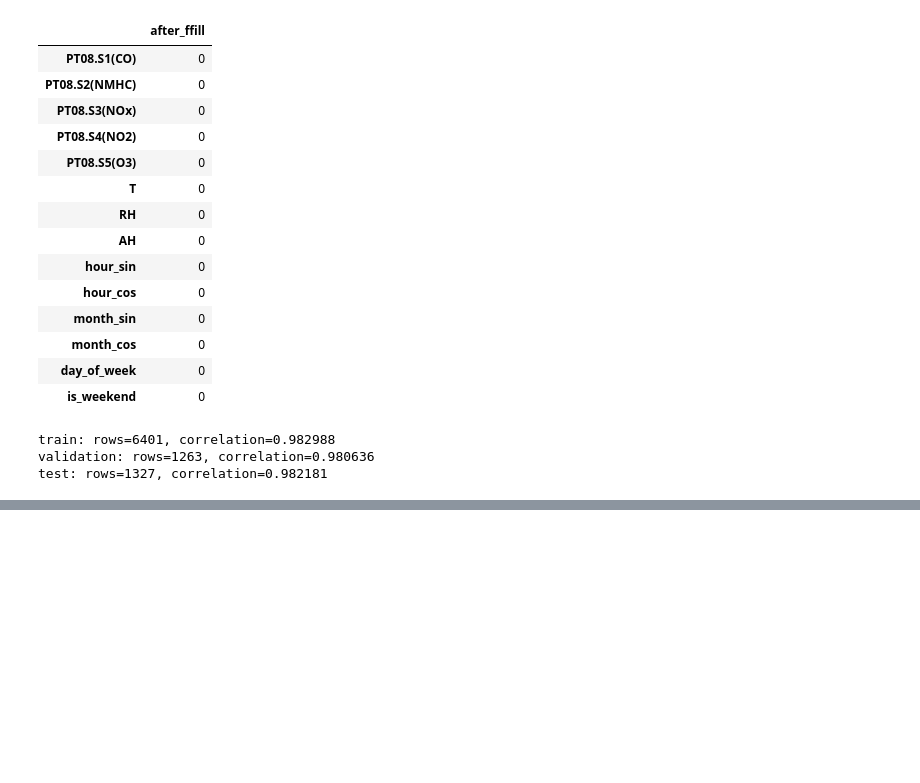
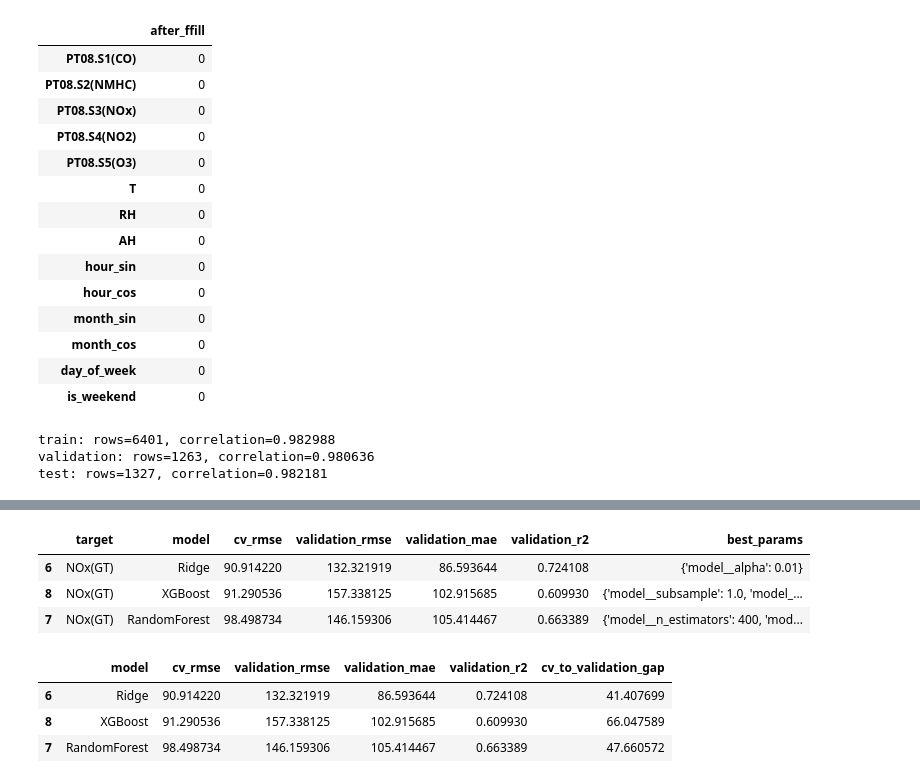
Before and after one commit to AkmalFazli27/air-quality-estimation, a Jupyter notebook: notebooks/modeling.ipynb, the cells around one changed output, grey strips where cells are left out. Drawn from its saved outputs; the diff is of its cells as text; code cells hidden in the pictures; blank space fills up the shorter version.

```diff
--- a/notebooks/modeling.ipynb
+++ b/notebooks/modeling.ipynb
@@ -266,3 +267,50 @@ selected_models = {
+# %%
+nox_results = (
+    validation_results_df[
+        validation_results_df["target"] == "NOx(GT)"
+    ]
+    .sort_values("cv_rmse")
+)
+
+display(
+    nox_results[
+        [
+            "target",
+            "model",
+            "cv_rmse",
+            "validation_rmse",
+            "validation_mae",
+            "validation_r2",
+            "best_params",
+        ]
+    ]
+)
+
+nox_comparison = nox_results[
+    [
+        "model",
+        "cv_rmse",
+        "validation_rmse",
+        "validation_mae",
+        "validation_r2",
+    ]
+].copy()
+
+nox_comparison["cv_to_validation_gap"] = (
+    nox_comparison["validation_rmse"]
+    - nox_comparison["cv_rmse"]
+)
+
+display(nox_comparison)
+# %% [output]
+|  | target | model | cv_rmse | validation_rmse | validation_mae | validation_r2 | best_params |
+| 6 | NOx(GT) | Ridge | 90.914220 | 132.321919 | 86.593644 | 0.724108 | {'model__alpha': 0.01} |
+| 8 | NOx(GT) | XGBoost | 91.290536 | 157.338125 | 102.915685 | 0.609930 | {'model__subsample': 1.0, 'model_... |
+| 7 | NOx(GT) | RandomForest | 98.498734 | 146.159306 | 105.414467 | 0.663389 | {'model__n_estimators': 400, 'mod... |
+|  | model | cv_rmse | validation_rmse | validation_mae | validation_r2 | cv_to_validation_gap |
+| 6 | Ridge | 90.914220 | 132.321919 | 86.593644 | 0.724108 | 41.407699 |
+| 8 | XGBoost | 91.290536 | 157.338125 | 102.915685 | 0.609930 | 66.047589 |
+| 7 | RandomForest | 98.498734 | 146.159306 | 105.414467 | 0.663389 | 47.660572 |
 # %%
 final_results = []
 final_predictions = {}
```
Also changed, not shown: parts of 4 cells of this notebook.
